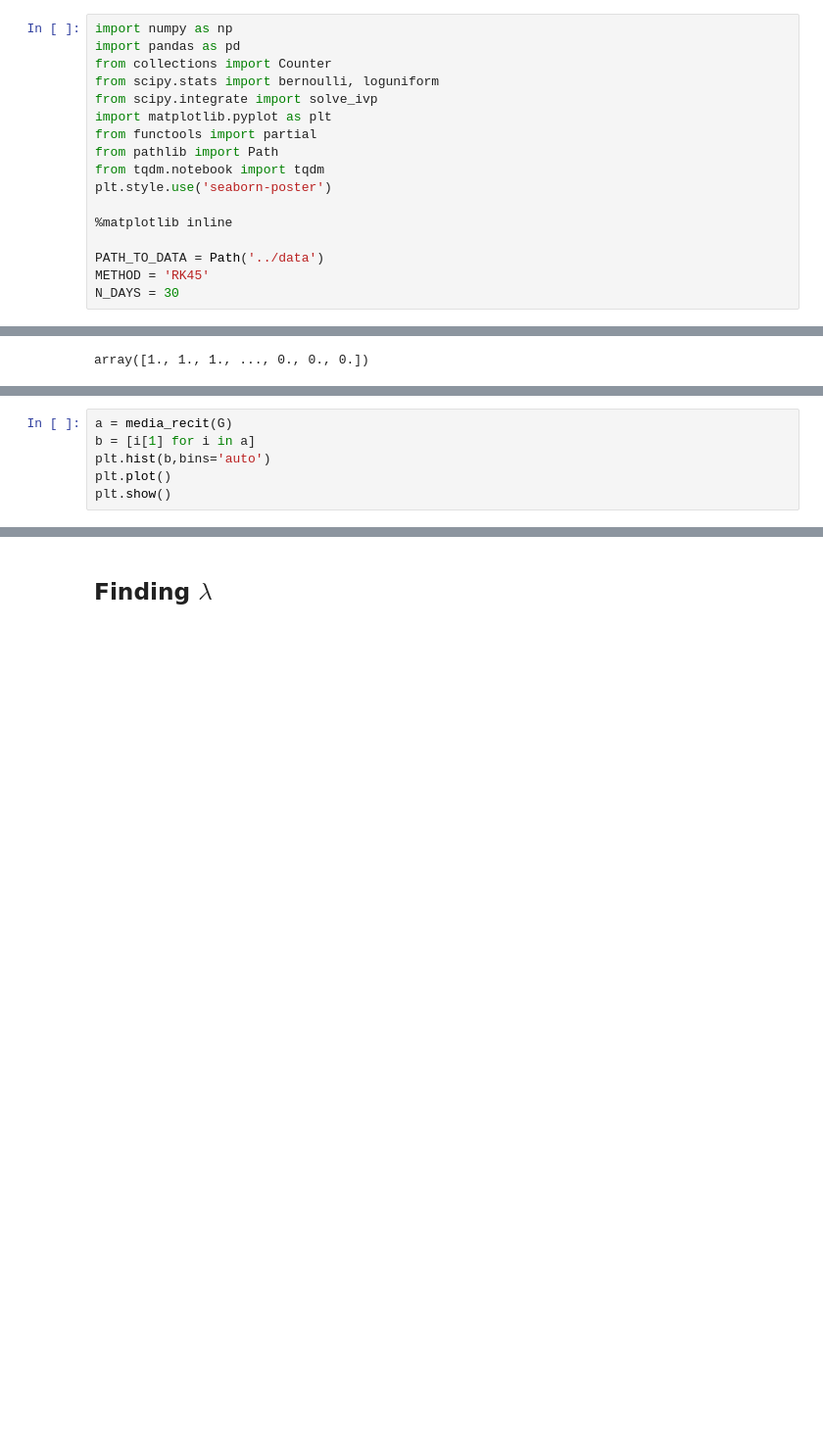
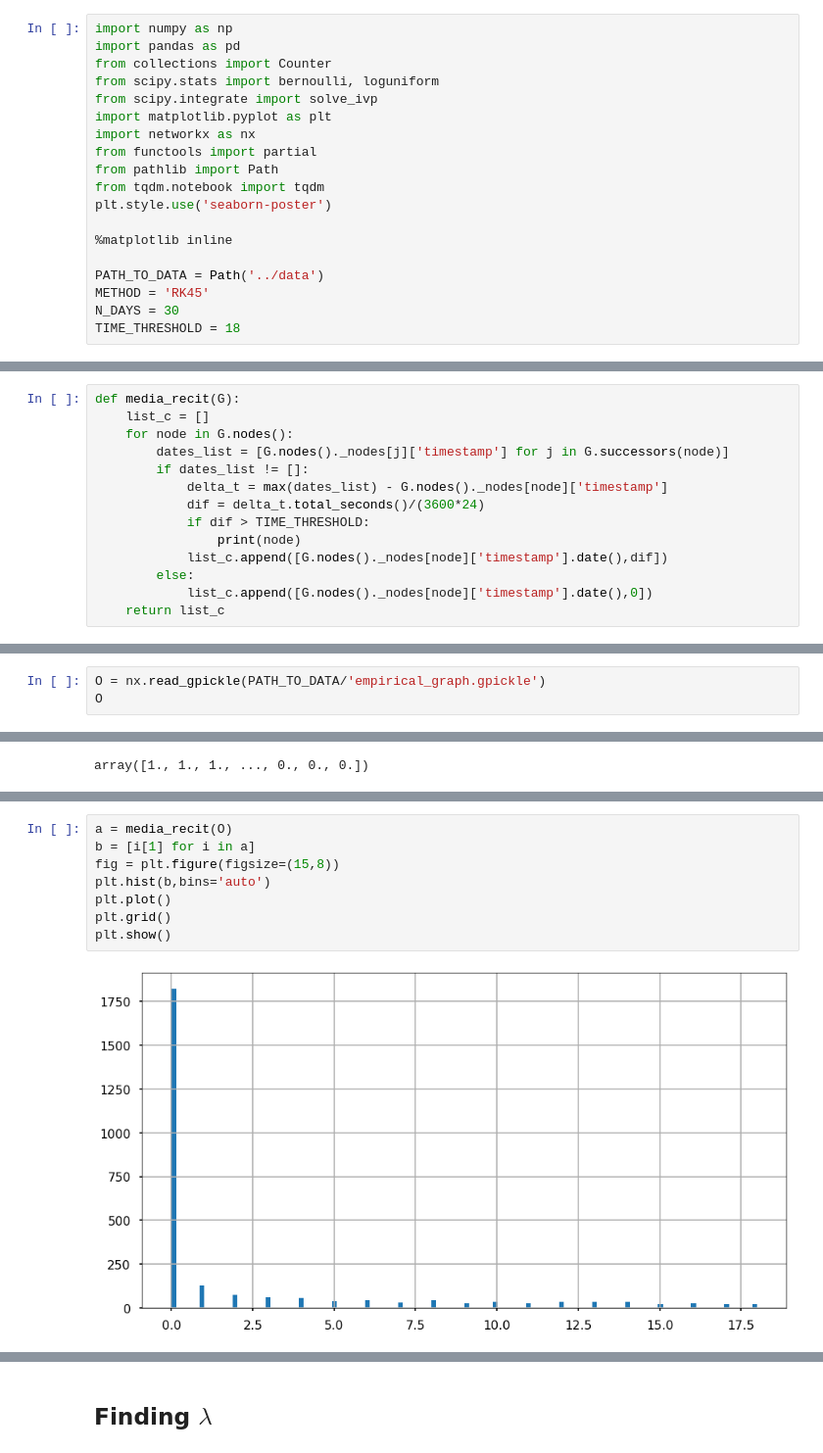
Before and after one commit to relogu/cn_project, a Jupyter notebook: notebooks/solve_ode.ipynb, the cells around one changed output, grey strips where cells are left out. Shown: that part at 98% size. Saved outputs shown, nothing was run; the diff lists cells and outputs as text; blank space fills up the shorter version.

```diff
--- a/notebooks/solve_ode.ipynb
+++ b/notebooks/solve_ode.ipynb
@@ -7,6 +7,7 @@ from collections import Counter
 from scipy.stats import bernoulli, loguniform
 from scipy.integrate import solve_ivp
 import matplotlib.pyplot as plt
+import networkx as nx
 from functools import partial
 from pathlib import Path
 from tqdm.notebook import tqdm
@@ -17,3 +18,4 @@ plt.style.use('seaborn-poster')
 PATH_TO_DATA = Path('../data')
 METHOD = 'RK45'
 N_DAYS = 30
+TIME_THRESHOLD = 18
@@ -19,0 +24,14 @@ N_DAYS = 30
+# %%
+def media_recit(G):
+    list_c = []
+    for node in G.nodes():
+        dates_list = [G.nodes()._nodes[j]['timestamp'] for j in G.successors(node)]
+        if dates_list != []:
+            delta_t = max(dates_list) - G.nodes()._nodes[node]['timestamp']
+            dif = delta_t.total_seconds()/(3600*24)
+            if dif > TIME_THRESHOLD:
+                print(node)
+            list_c.append([G.nodes()._nodes[node]['timestamp'].date(),dif])
+        else:
+            list_c.append([G.nodes()._nodes[node]['timestamp'].date(),0])
+    return list_c
@@ -26,0 +113,3 @@ array([ 0.,  5.,  1., ...,  1., 11.,  1.])
+# %%
+O = nx.read_gpickle(PATH_TO_DATA/'empirical_graph.gpickle')
+O
@@ -116,6 +155,10 @@ def media_recit(G):
 # %%
-a = media_recit(G)
+a = media_recit(O)
 b = [i[1] for i in a]
+fig = plt.figure(figsize=(15,8))
 plt.hist(b,bins='auto')
 plt.plot()
+plt.grid()
 plt.show()
+# %% [output]
+[figure, added]
```
Also changed, not shown: parts of 45 cells of this notebook.
